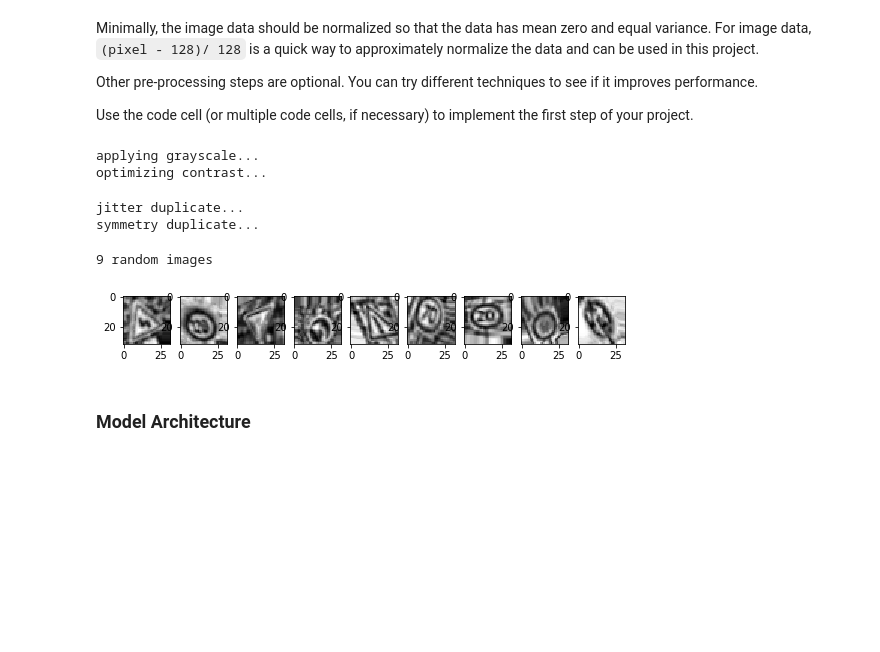
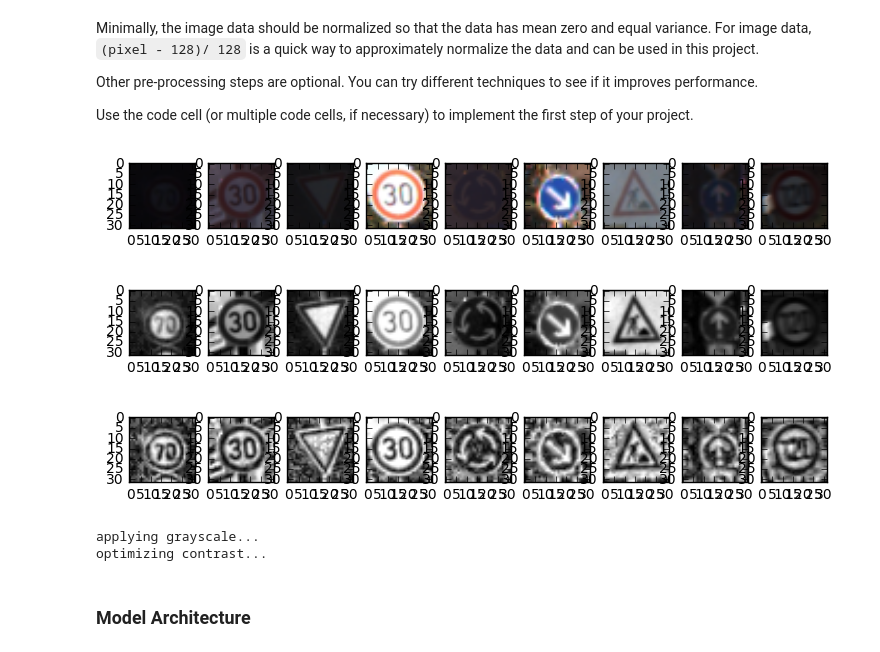
Before and after one commit to janbernloehr/CarND-Traffic-Sign-Classifier-Project, a Jupyter notebook: Traffic_Sign_Classifier.ipynb, the cells around one changed output. Cells and saved outputs as stored; diff of their text form; code cells hidden in the pictures; blank space fills up the shorter version.

```diff
--- a/Traffic_Sign_Classifier.ipynb
+++ b/Traffic_Sign_Classifier.ipynb
@@ -288,6 +310,25 @@ def enhance(X, y):
     X_enhanced, y_enhanced = shuffle(X_enhanced, y_enhanced)
 
     return X_enhanced, y_enhanced
+# %%
+ind = np.random.randint(0, len(X_valid_orig), 9)
+
+X_show = np.array(X_valid_orig[ind], copy=True)
+
+showrandom(X_show, 9, [0, 1, 2, 3, 4, 5, 6, 7, 8])
+
+X_show = rgb2gray(X_show)
+
+showrandom(X_show, 9, [0, 1, 2, 3, 4, 5, 6, 7, 8])
+
+for i in range(0, len(X_show)):
+    X_show[i] = equalize_adapthist(X_show[i])
+
+showrandom(X_show, 9, [0, 1, 2, 3, 4, 5, 6, 7, 8])
+# %% [output]
+[figure, added]
+[figure, added]
+[figure, added]
 # %%
 X_train = np.array(X_train_orig, copy=True)
 y_train = np.array(y_train_orig, copy=True)
@@ -295,29 +336,24 @@ y_train = np.array(y_train_orig, copy=True)
 X_train, y_train = preprocess(X_train, y_train)
 X_train, y_train = enhance(X_train, y_train)
 
-indices = np.random.randint(0, len(X_train),10)
-
 print("9 random images")
 showrandom(X_train, 9)
 
 print(X_train.shape, y_train.shape)
+# %% [output]
+applying grayscale...
+optimizing contrast...
 # %%
 X_valid = np.array(X_valid_orig, copy=True)
 y_valid = np.array(y_valid_orig, copy=True)
 
 X_valid, y_valid = preprocess(X_valid, y_valid)
 X_valid, y_valid = enhance(X_valid, y_valid)
+
+print("9 random images")
+showrandom(X_valid, 9)
+
+print(X_valid.shape, y_valid.shape)
-# %% [output]
-applying grayscale...
-optimizing contrast...
-jitter duplicate...
-symmetry duplicate...
-# %%
-print("9 random images")
-showrandom(X_train, 9)
-# %% [output]
-9 random images
-[figure, removed]
 # %% [markdown]
 ### Model Architecture
 # %%
```
Also changed, not shown: parts of 8 cells of this notebook.
